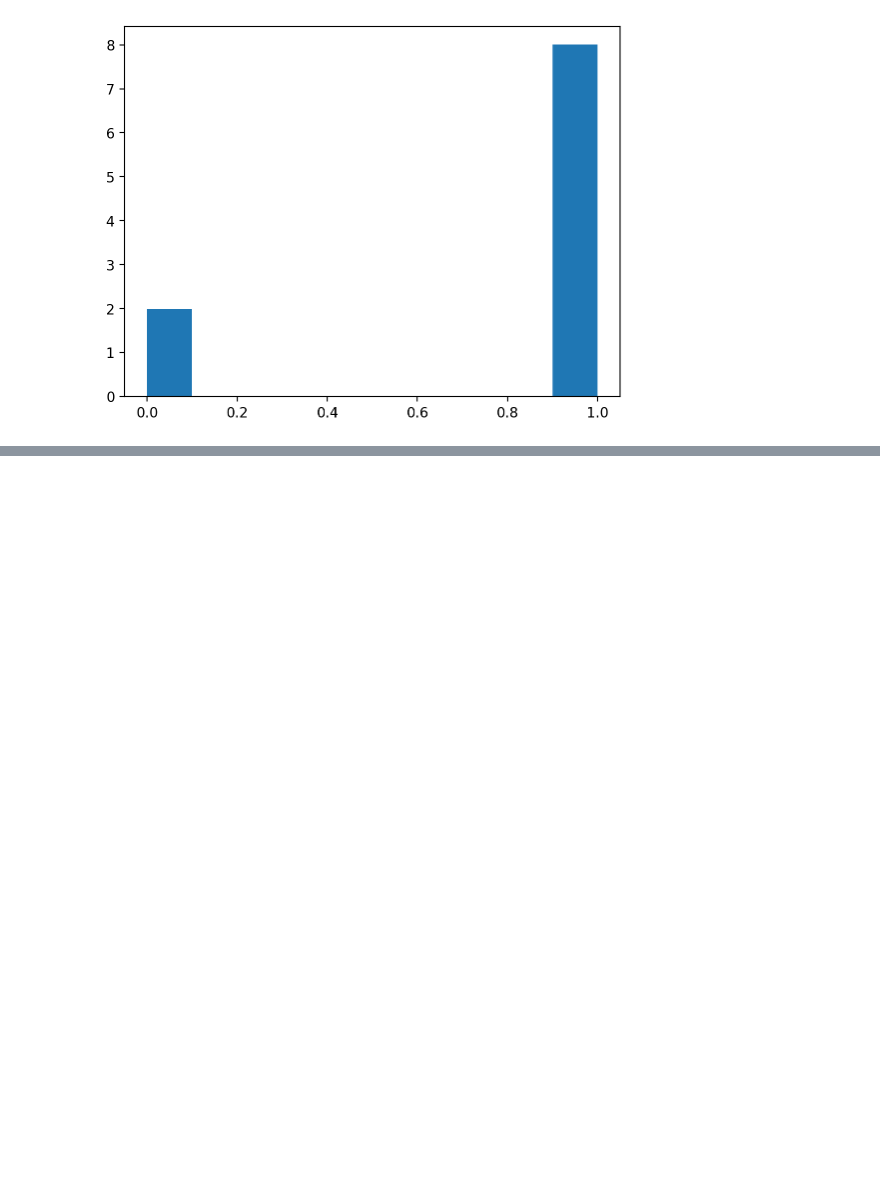
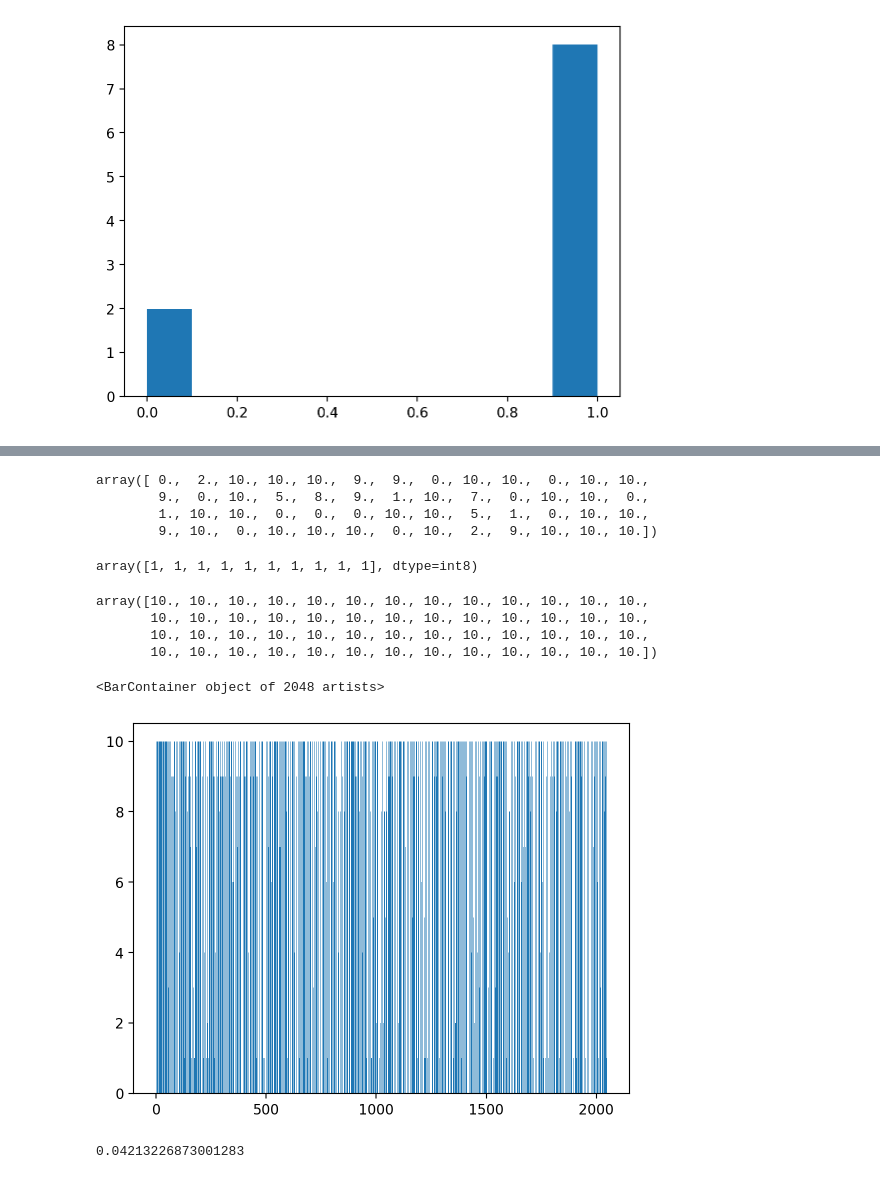
Before and after one commit to QaloSim/CaloQVAE, a Jupyter notebook: notebooks/betaEffEst.ipynb, the cells around one changed output, grey strips where cells are left out. Saved outputs shown, nothing was run; the diff lists cells and outputs as text; code cells hidden in the pictures; blank space fills up the shorter version.

Commit message:
added h_to_fluxbias function

```diff
--- a/notebooks/betaEffEst.ipynb
+++ b/notebooks/betaEffEst.ipynb
@@ -729,0 +749,3 @@ plt.show()
+# %%
+_,_,_,_, dwave_weights_rbm, dwave_bias_rbm = engine.model.ising_model(1.0)
+h, J, qubit_idxs, idx_dict, _, _ = engine.model.ising_model(1.0 / beta)
@@ -729,0 +758,39 @@ plt.show()
+# %%
+(((sampleset_no_flux_bias.record["sample"] + 1)/2.).sum(axis=0))[:52]
+# %% [output]
+array([ 0.,  2., 10., 10., 10.,  9.,  9.,  0., 10., 10.,  0., 10., 10.,
+        9.,  0., 10.,  5.,  8.,  9.,  1., 10.,  7.,  0., 10., 10.,  0.,
+        1., 10., 10.,  0.,  0.,  0., 10., 10.,  5.,  1.,  0., 10., 10.,
+        9., 10.,  0., 10., 10., 10.,  0., 10.,  2.,  9., 10., 10., 10.])
+# %%
+h_sorted = list(h.keys())
+# %%
+h_sorted.sort()
+h_sorted;
+# %%
+
+fb = [0]*engine.model._qpu_sampler.properties['num_qubits']
+for i in range(50):
+    fb[h_sorted[i]] = h_to_fluxbias(-50)
+
+sampleset = engine.model._qpu_sampler.sample_ising(h, J, num_reads=10, auto_scale=False, flux_drift_compensation=False, flux_biases=fb)
+sampleset.record["sample"][:,1]
+# %% [output]
+array([1, 1, 1, 1, 1, 1, 1, 1, 1, 1], dtype=int8)
+# %%
+(((sampleset.record["sample"] + 1)/2.).sum(axis=0))[:52]
+# %% [output]
+array([10., 10., 10., 10., 10., 10., 10., 10., 10., 10., 10., 10., 10.,
+       10., 10., 10., 10., 10., 10., 10., 10., 10., 10., 10., 10., 10.,
+       10., 10., 10., 10., 10., 10., 10., 10., 10., 10., 10., 10., 10.,
+       10., 10., 10., 10., 10., 10., 10., 10., 10., 10., 10., 10., 10.])
+# %%
+plt.bar(range(2048), ((sampleset.record["sample"] + 1)/2.).sum(axis=0))
+# plt.bar(range(2048), ((sampleset_no_flux_bias.record["sample"] + 1)/2.).sum(axis=0), alpha=0.7)
+# %% [output]
+<BarContainer object of 2048 artists>
+[figure, added]
+# %%
+h_to_fluxbias(-100)
+# %% [output]
+0.04213226873001283
```
Also changed, not shown: parts of 11 cells of this notebook, 5 other files.
